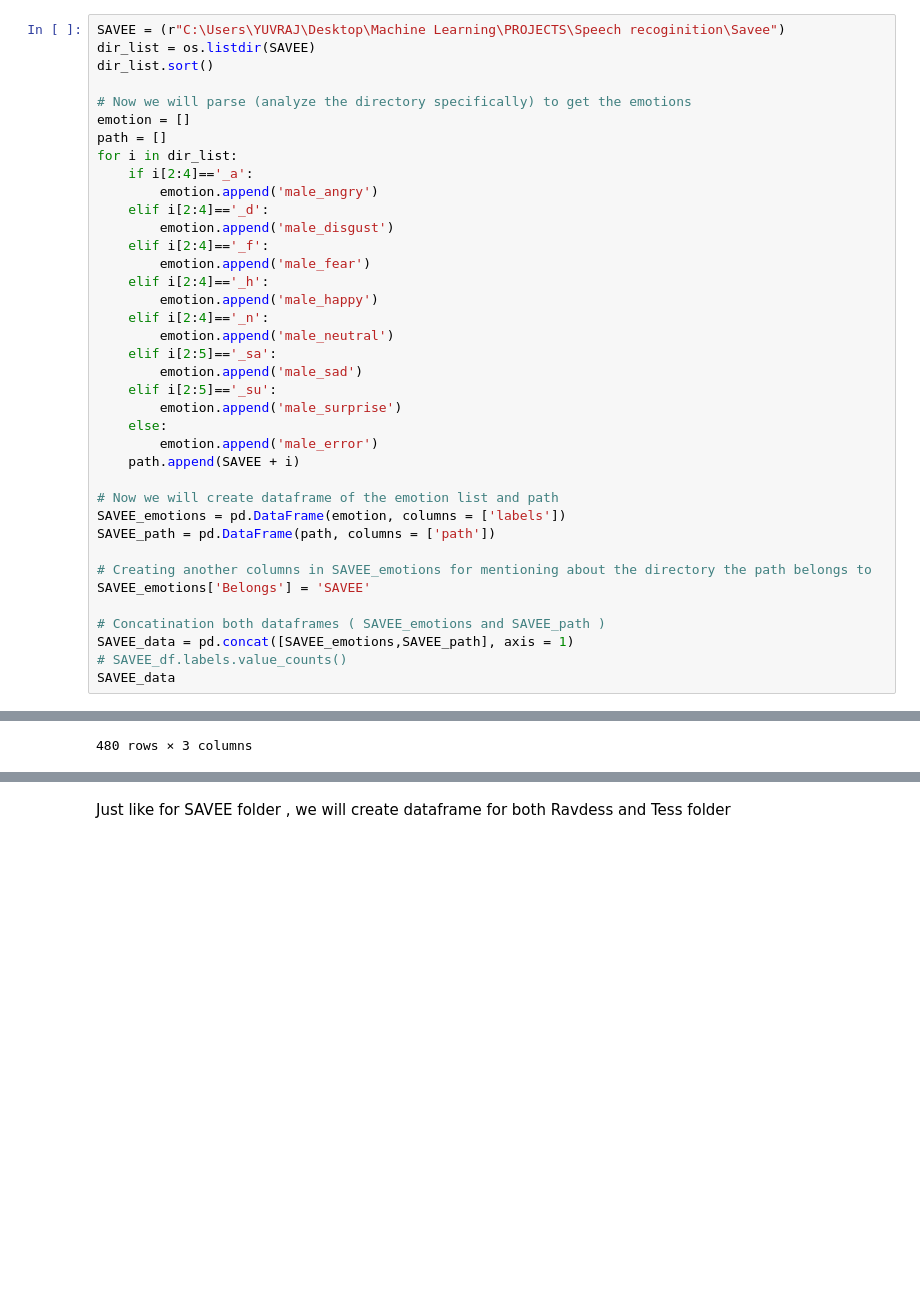
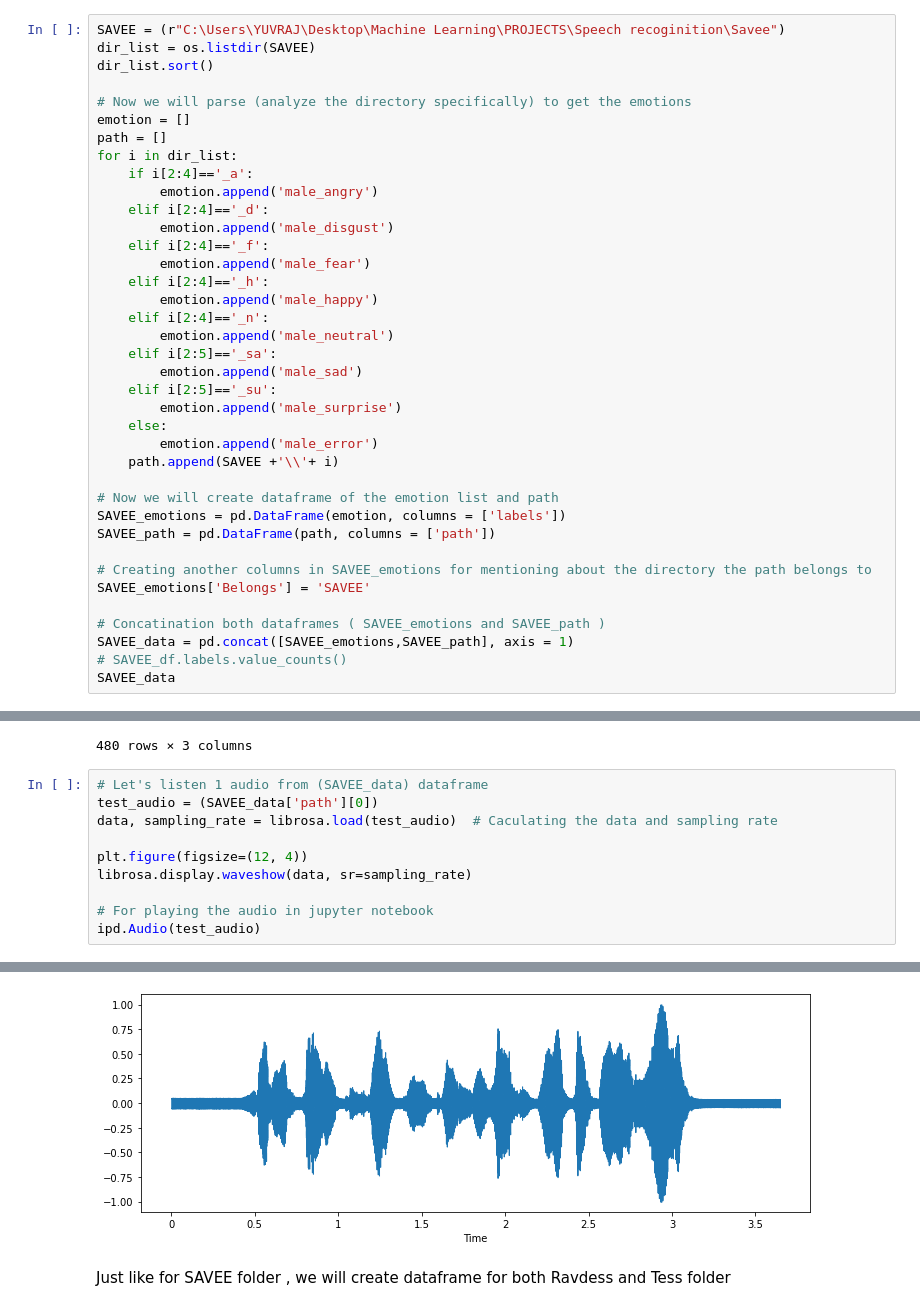
Before and after one commit to SinghYuvraj01/Speech-emotion-Recoginition, a Jupyter notebook: Project_Code.ipynb, the cells around one changed output, grey strips where cells are left out. Drawn from its saved outputs; the diff is of its cells as text; blank space fills up the shorter version.

Commit message:
Visualizations of the audio files completed and added some terms to be aware about as first step

```diff
--- a/Project_Code.ipynb
+++ b/Project_Code.ipynb
@@ -49,7 +60,7 @@ for i in dir_list:
         emotion.append('male_surprise')
     else:
         emotion.append('male_error')
-    path.append(SAVEE + i)
+    path.append(SAVEE +'\\'+ i)
 
 # Now we will create dataframe of the emotion list and path
 SAVEE_emotions = pd.DataFrame(emotion, columns = ['labels'])
@@ -76,3 +87,14 @@ SAVEE_data
 | 478 | male_surprise | SAVEE | C:\Users\YUVRAJ\Desktop\Machine L... |
 | 479 | male_surprise | SAVEE | C:\Users\YUVRAJ\Desktop\Machine L... |
 480 rows × 3 columns
+# %%
+# Let's listen 1 audio from (SAVEE_data) dataframe
+test_audio = (SAVEE_data['path'][0])
+data, sampling_rate = librosa.load(test_audio)  # Caculating the data and sampling rate
+
+plt.figure(figsize=(12, 4))
+librosa.display.waveshow(data, sr=sampling_rate)
+
+# For playing the audio in jupyter notebook
+ipd.Audio(test_audio)
+# %% [output]
@@ -79,3 +102,4 @@ SAVEE_data
+[figure, added]
 # %% [markdown]
 Just like for SAVEE folder , we will create dataframe for both Ravdess and Tess folder
 # %%
```
Also changed, not shown: parts of 9 cells of this notebook.
